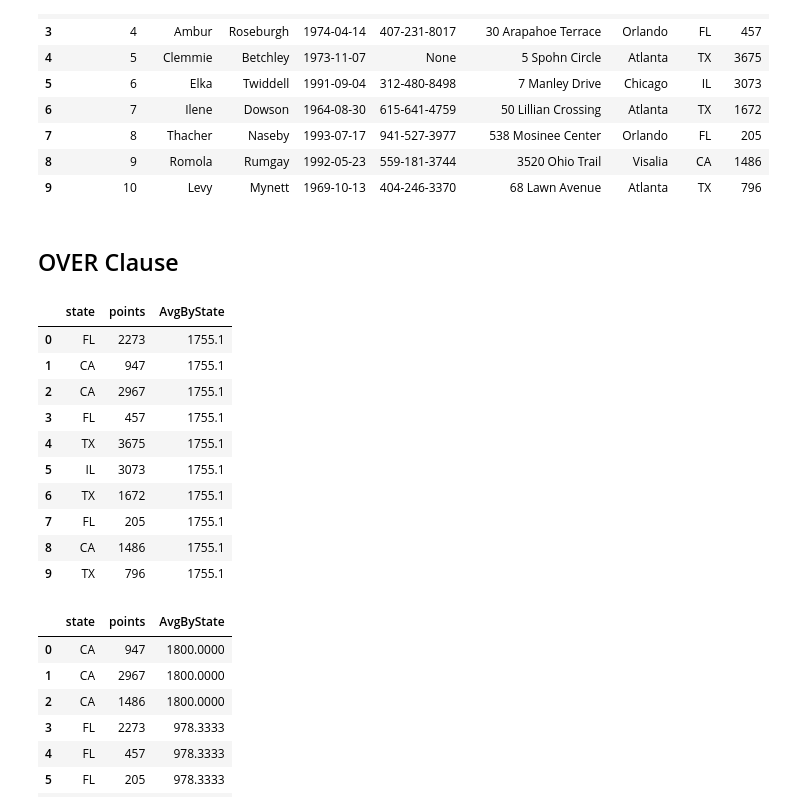
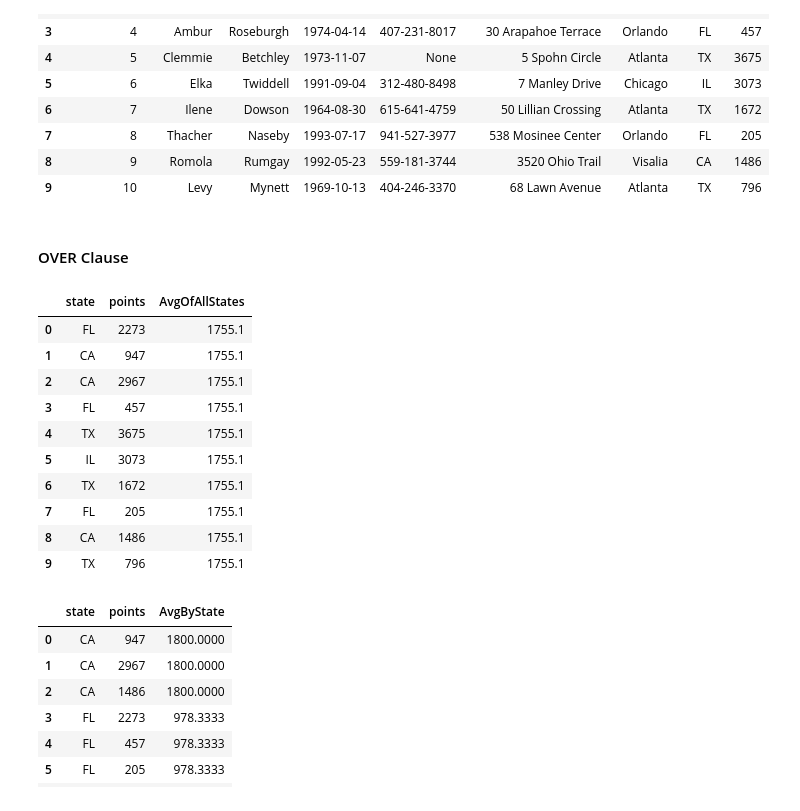
Before and after one commit to VeenaKGit/Knowledge, a Jupyter notebook: Working with Databases.ipynb, the cells around one changed output. Cells and saved outputs as stored; diff of their text form; code cells hidden in the pictures.

```diff
--- a/Working with Databases.ipynb
+++ b/Working with Databases.ipynb
@@ -854,20 +938,20 @@ FROM customers'
 | 8 | 9 | Romola | Rumgay | 1992-05-23 | 559-181-3744 | 3520 Ohio Trail | Visalia | CA | 1486 |
 | 9 | 10 | Levy | Mynett | 1969-10-13 | 404-246-3370 | 68 Lawn Avenue | Atlanta | TX | 796 |
 # %% [markdown]
-## OVER Clause
+#### OVER Clause
 # %%
 pd.read_sql_query(
-'SELECT state, points, AVG(points) OVER() as AvgByState \
+'SELECT state, points, AVG(points) OVER() as AvgOfAllStates \
 FROM customers'
 , connection)
 #  the OVER() clause signals that the SUM() function is used as a window function.
 #  basically all AVG(points) is added into new column and rows are not grouped as in aggregate function below.
 # pd.read_sql_query(
 # 'SELECT state, points, AVG(points) as AvgByState \
 # FROM customers'
 # , connection)
 # %% [output]
-|  | state | points | AvgByState |
+|  | state | points | AvgOfAllStates |
 | 0 | FL | 2273 | 1755.1 |
 | 1 | CA | 947 | 1755.1 |
 | 2 | CA | 2967 | 1755.1 |
```
Also changed, not shown: parts of 42 cells of this notebook, 1 other file.
